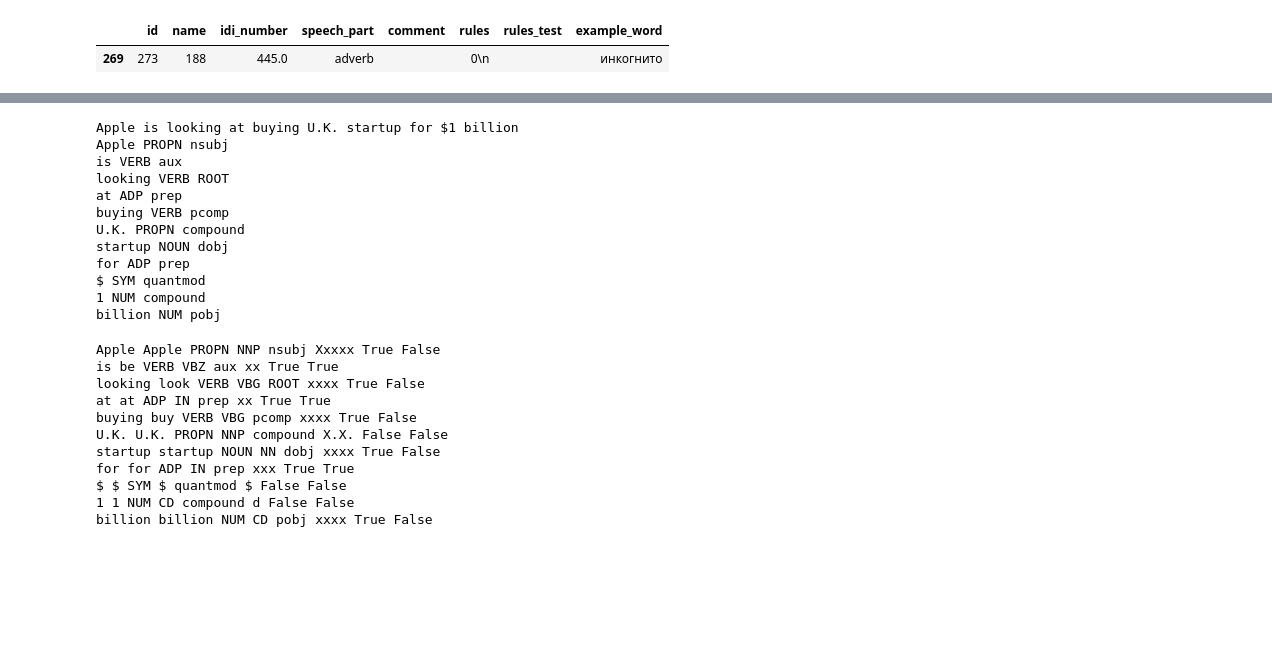
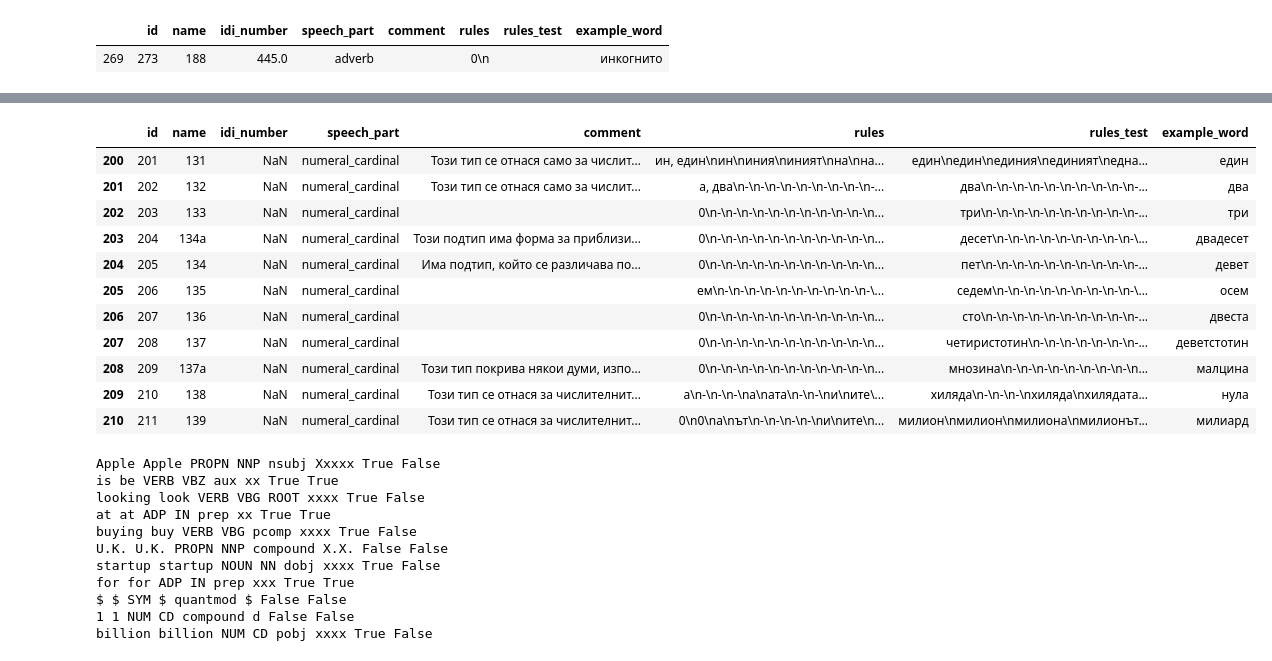
Before and after one commit to Bad-Wolf/Clustering-of-friends, a Jupyter notebook: POS_tagging.ipynb, the cells around one changed output, grey strips where cells are left out. Drawn from its saved outputs; the diff is of its cells as text; code cells hidden in the pictures; blank space fills up the shorter version.

```diff
--- a/POS_tagging.ipynb
+++ b/POS_tagging.ipynb
@@ -212,21 +226,22 @@ nlp = spacy.load('en')
 # %%
-doc = nlp(sentences[0])
-print(doc.text)
+doc = nlp(examples.sentences[0])
 for token in doc:
-    print(token.text, token.pos_, token.dep_)
+    print(token.text, token.like_num)
-# %% [output]
-Apple is looking at buying U.K. startup for $1 billion
-Apple PROPN nsubj
-is VERB aux
-looking VERB ROOT
-at ADP prep
-buying VERB pcomp
-U.K. PROPN compound
-startup NOUN dobj
-for ADP prep
-$ SYM quantmod
-1 NUM compound
-billion NUM pobj
+# %%
+word_type[word_type.speech_part == 'numeral_cardinal']
+# %% [output]
+|  | id | name | idi_number | speech_part | comment | rules | rules_test | example_word |
+| 200 | 201 | 131 | NaN | numeral_cardinal | Този тип се отнася само за числит... | ин, един\nин\nиния\nиният\nна\nна... | един\nедин\nединия\nединият\nедна... | един |
+| 201 | 202 | 132 | NaN | numeral_cardinal | Този тип се отнася само за числит... | а, два\n-\n-\n-\n-\n-\n-\n-\n-\n-... | два\n-\n-\n-\n-\n-\n-\n-\n-\n-\n-... | два |
+| 202 | 203 | 133 | NaN | numeral_cardinal |  | 0\n-\n-\n-\n-\n-\n-\n-\n-\n-\n-\n... | три\n-\n-\n-\n-\n-\n-\n-\n-\n-\n-... | три |
+| 203 | 204 | 134a | NaN | numeral_cardinal | Този подтип има форма за приблизи... | 0\n-\n-\n-\n-\n-\n-\n-\n-\n-\n-\n... | десет\n-\n-\n-\n-\n-\n-\n-\n-\n-\... | двадесет |
+| 204 | 205 | 134 | NaN | numeral_cardinal | Има подтип, който се различава по... | 0\n-\n-\n-\n-\n-\n-\n-\n-\n-\n-\n... | пет\n-\n-\n-\n-\n-\n-\n-\n-\n-\n-... | девет |
+| 205 | 206 | 135 | NaN | numeral_cardinal |  | ем\n-\n-\n-\n-\n-\n-\n-\n-\n-\n-\... | седем\n-\n-\n-\n-\n-\n-\n-\n-\n-\... | осем |
+| 206 | 207 | 136 | NaN | numeral_cardinal |  | 0\n-\n-\n-\n-\n-\n-\n-\n-\n-\n-\n... | сто\n-\n-\n-\n-\n-\n-\n-\n-\n-\n-... | двеста |
+| 207 | 208 | 137 | NaN | numeral_cardinal |  | 0\n-\n-\n-\n-\n-\n-\n-\n-\n-\n-\n... | четиристотин\n-\n-\n-\n-\n-\n-\n-... | деветстотин |
+| 208 | 209 | 137a | NaN | numeral_cardinal | Този тип покрива някои думи, изпо... | 0\n-\n-\n-\n-\n-\n-\n-\n-\n-\n-\n... | мнозина\n-\n-\n-\n-\n-\n-\n-\n-\n... | малцина |
+| 209 | 210 | 138 | NaN | numeral_cardinal | Този тип се отнася за числителнит... | а\n-\n-\n-\nа\nата\n-\n-\nи\nите\... | хиляда\n-\n-\n-\nхиляда\nхилядата... | нула |
+| 210 | 211 | 139 | NaN | numeral_cardinal | Този тип се отнася за числителнит... | 0\n0\nа\nът\n-\n-\n-\n-\nи\nите\n... | милион\nмилион\nмилиона\nмилионът... | милиард |
 # %%
 for token in doc:
     print(token.text, token.lemma_, token.pos_, token.tag_, token.dep_,
```
Also changed, not shown: parts of 30 cells of this notebook.
